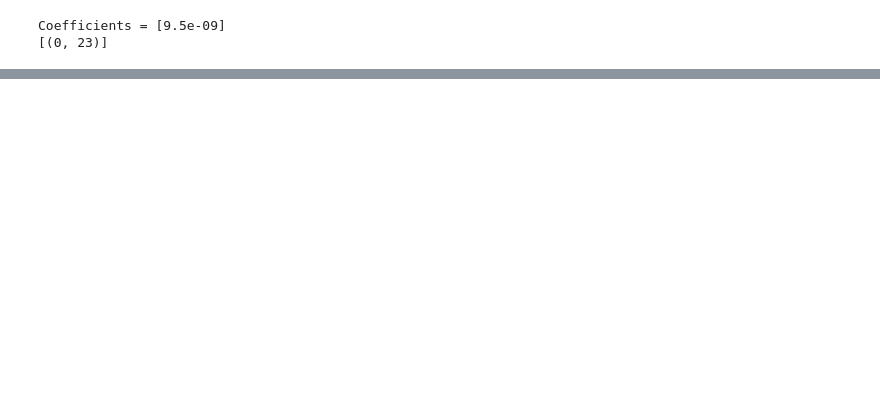
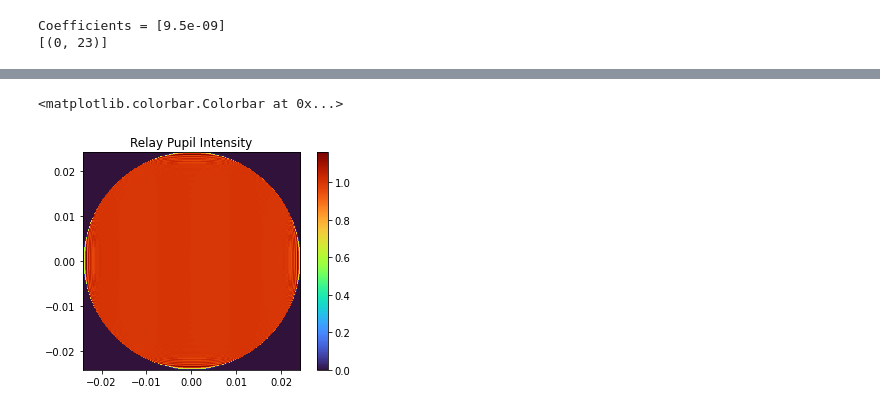
Before and after one commit to chen-pin/sleec, a Jupyter notebook: sleec/Debug_Fresnel_Propagation.ipynb, the cells around one changed output, grey strips where cells are left out. Saved outputs shown, nothing was run; the diff lists cells and outputs as text; code cells hidden in the pictures; blank space fills up the shorter version.

```diff
--- a/sleec/Debug_Fresnel_Propagation.ipynb
+++ b/sleec/Debug_Fresnel_Propagation.ipynb
@@ -181,0 +227,9 @@ plt.colorbar()
+# %%
+relay_pupil4 = dm1_wf4 = output4['relay_pupil']
+# %%
+hci.imshow_field(relay_pupil4.intensity, cmap=turbo)
+plt.title('Relay Pupil Intensity')
+plt.colorbar()
+# %% [output]
+<matplotlib.colorbar.Colorbar at 0x...>
+[figure, added]
```
Also changed, not shown: parts of 19 cells of this notebook, 1 other file.
